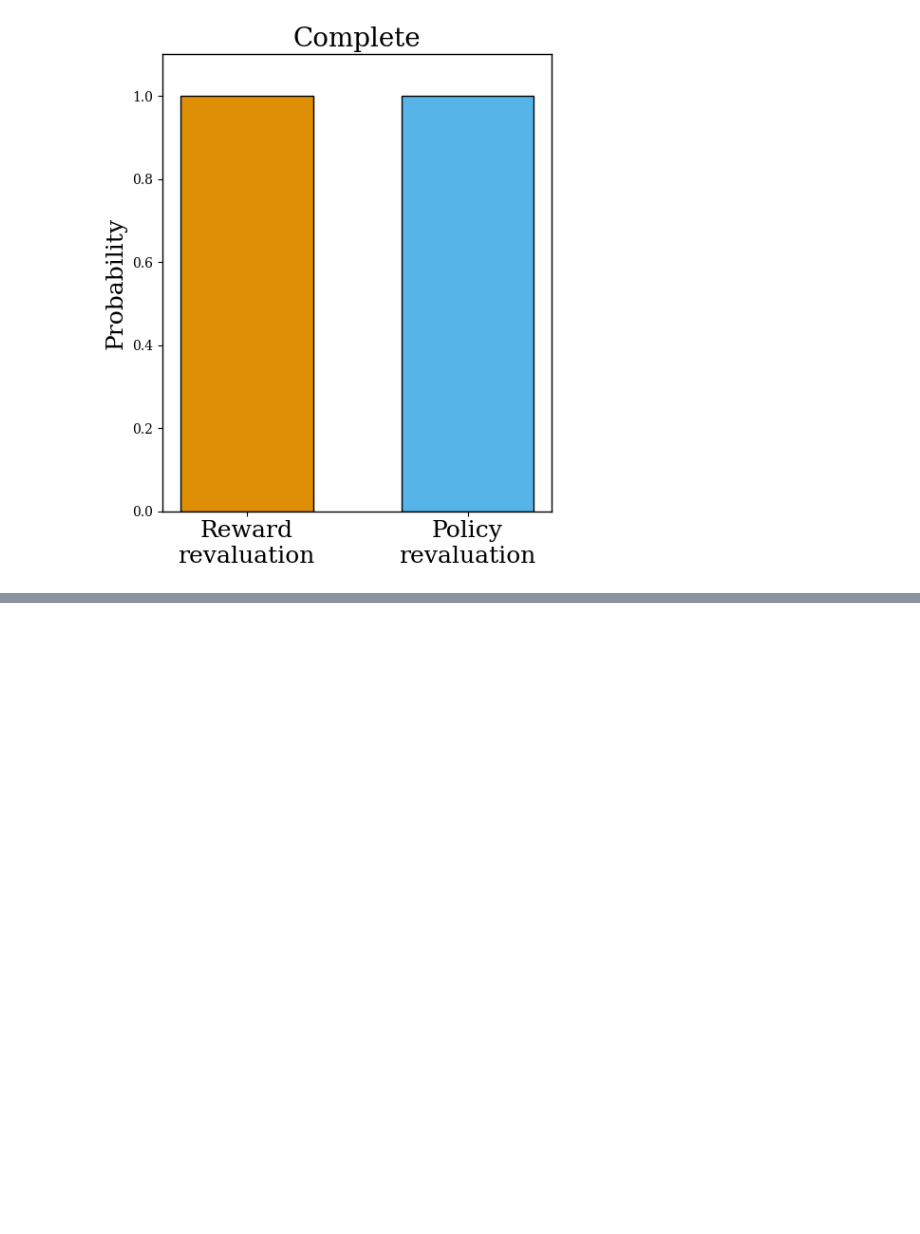
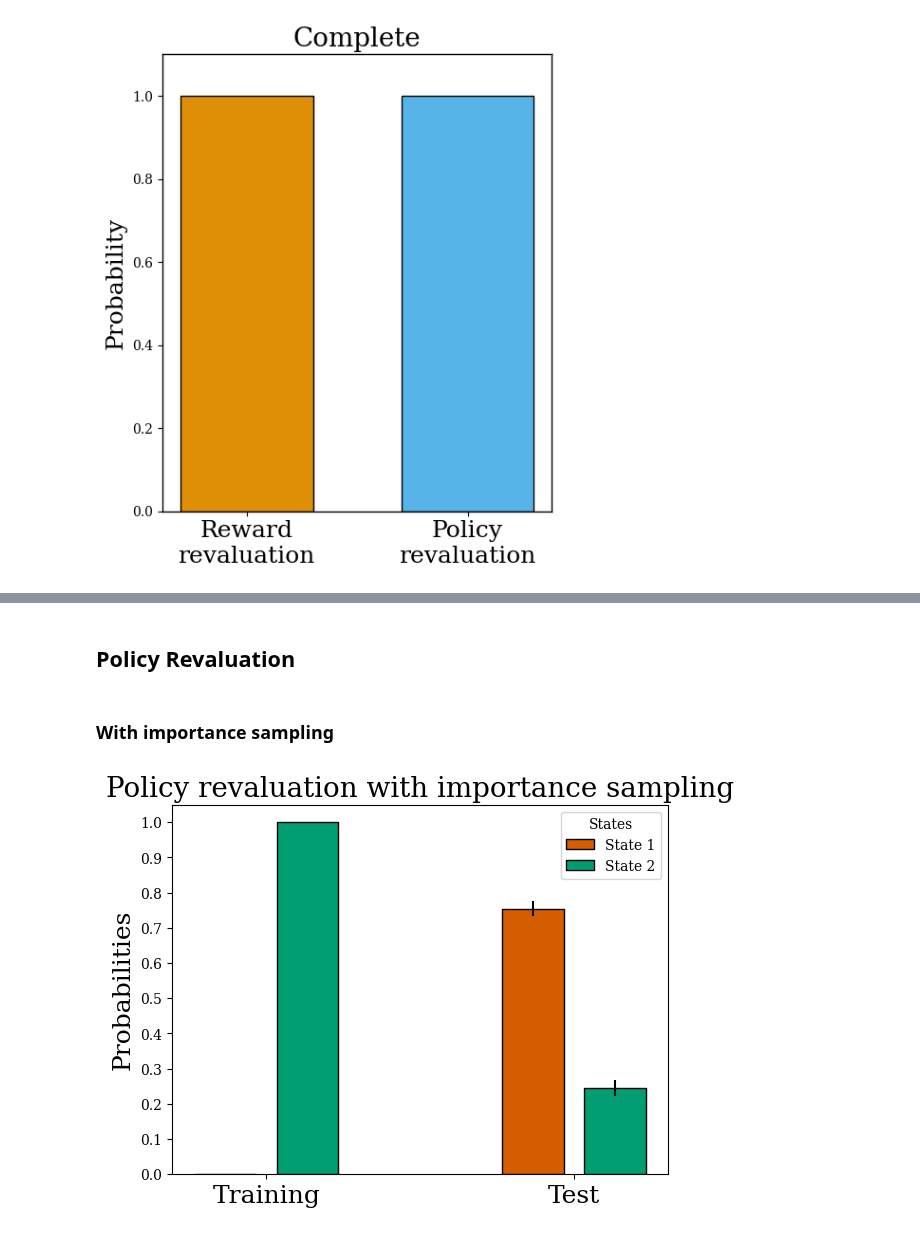
Before and after one commit to ArminBaz/SR-IS, a Jupyter notebook: src/reval_nhb.ipynb, the cells around one changed output, grey strips where cells are left out. Saved outputs shown, nothing was run; the diff lists cells and outputs as text; code cells hidden in the pictures; blank space fills up the shorter version.

```diff
--- a/src/reval_nhb.ipynb
+++ b/src/reval_nhb.ipynb
@@ -145,6 +143,13 @@ std_policy_sr = np.sqrt((p_sr * (1 - p_sr)) / num_iterations)
 # %% [markdown]
 ### With Importance Sampling
 # %%
+# Train
+prob_policy_with_train = choices_with["train"] / num_iterations
+
+p_train = choices_with["train"][1] / num_iterations
+std_policy_with_train = np.sqrt((p_train * (1 - p_train)) / num_iterations)
+
+# Test
 prob_policy_with = choices_with["test"] / num_iterations
 
 p_test = choices_with["test"][1] / num_iterations
@@ -448,0 +509,9 @@ create_bar_plot(means, colors, ylabel, xlabels, std=stds, save_path=save_path, t
+# %% [markdown]
+## Policy Revaluation
+# %% [markdown]
+### With importance sampling
+# %%
+plot_decision_prob(probs_train=prob_policy_with_train, probs_test=prob_policy_with, title="Policy revaluation with importance sampling",
+                   std=[std_policy_with_train, std_policy_with], colors=colors, save_path=None)
+# %% [output]
+[figure, added]
```
Also changed, not shown: parts of 24 cells of this notebook.
